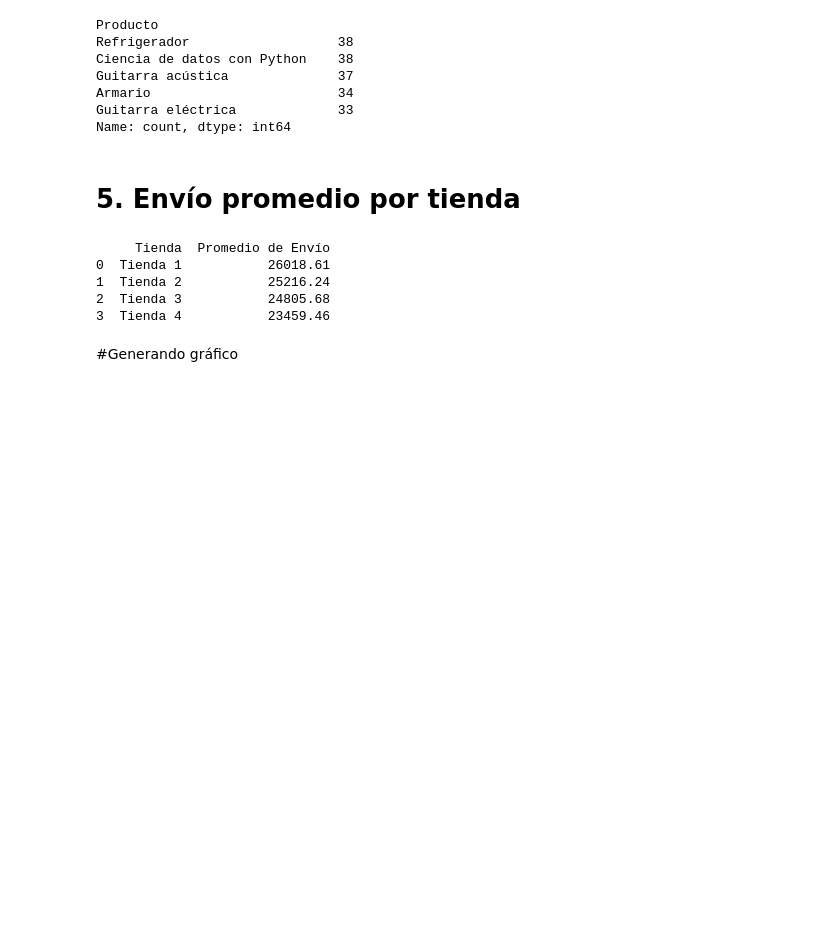
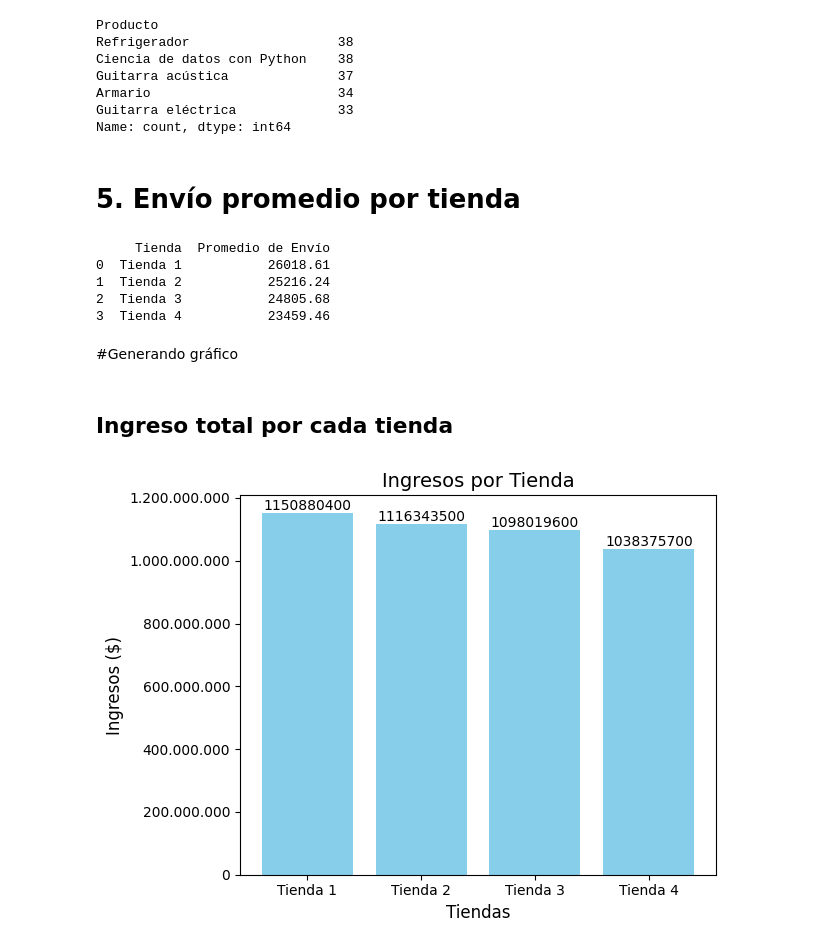
Before and after one commit to rluzav/challenge-alura-store-latam, a Jupyter notebook: Challenge-AluraStoreLatam.ipynb, the cells around one changed output. Saved outputs shown, nothing was run; the diff lists cells and outputs as text; code cells hidden in the pictures; blank space fills up the shorter version.

```diff
--- a/Challenge-AluraStoreLatam.ipynb
+++ b/Challenge-AluraStoreLatam.ipynb
@@ -320,3 +320,5 @@ print(df_envio)
 3  Tienda 4           23459.46
 # %% [markdown]
 #Generando gráfico
+# %% [markdown]
+## Ingreso total por cada tienda
@@ -322,0 +328,21 @@ print(df_envio)
+# %%
+tienda_ingreso=["Tienda 1","Tienda 2","Tienda 3","Tienda 4"] #eje x
+total_tiendas=[ingreso_tienda1,ingreso_tienda2,ingreso_tienda3,ingreso_tienda4]#eje y
+fig , ax = plt.subplots() #crea la figura fig y un eje ax
+bars = ax.bar(tienda_ingreso,total_tiendas,color="skyblue")#ax.bar dibuja el grafico en barra vertical
+ax.bar_label(bars, fmt="%.0f")#añade etiquetas
+#Título y nombres de ejes
+#plt.title("Ingresos por Tienda")
+#plt.xlabel("Tiendas")
+ax.set_title("Ingresos por Tienda", fontsize=14)
+ax.set_xlabel("Tiendas",fontsize=12)
+ax.set_ylabel("Ingresos ($)", fontsize=12)
+# Formato del eje Y con separador de miles
+def formato_miles(x,pos):
+  return f"{int(x):,}".replace(",",".")
+ax.yaxis.set_major_formatter(FuncFormatter(formato_miles))
+
+plt.tight_layout()
+plt.show()
+# %% [output]
+[figure, added]
```
Also changed, not shown: parts of 11 cells of this notebook.
